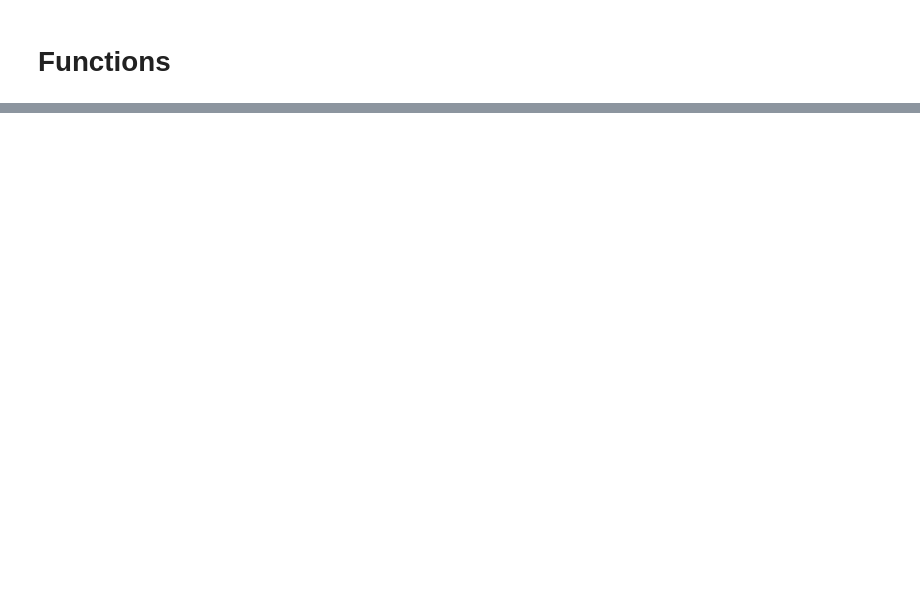
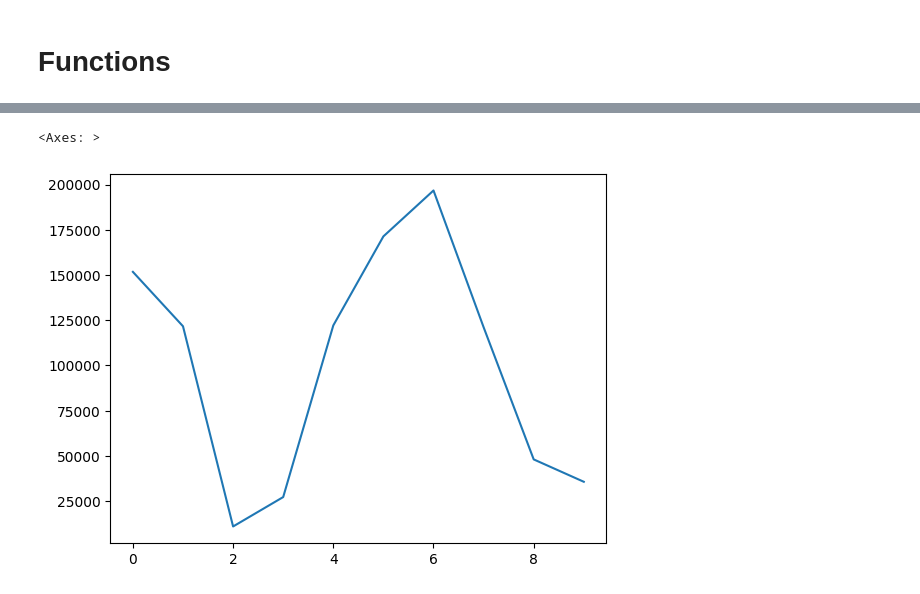
Before and after one commit to amankr2301/jules-test-repo, a Jupyter notebook: data-manipulation-pandasandnumpy.ipynb, the cells around one changed output, grey strips where cells are left out. Drawn from its saved outputs; the diff is of its cells as text; code cells hidden in the pictures; blank space fills up the shorter version.

Commit message:
Kaggle Notebook | Data_Manipulation_pandasandnumpy | Data_Manipulation_pandasandnumpy

```diff
--- a/data-manipulation-pandasandnumpy.ipynb
+++ b/data-manipulation-pandasandnumpy.ipynb
@@ -96,0 +217,2 @@ memory usage: 180.0+ bytes
+# %%
+exported_data["Engine_Size_L"] += 1
@@ -96,0 +240,8 @@ memory usage: 180.0+ bytes
+# %%
+%matplotlib inline
+import matplotlib.pyplot as plt
+
+exported_data["Mileage_KM"].plot()
+# %% [output]
+<Axes: >
+[figure, added]
```
Also changed, not shown: parts of 38 cells of this notebook.
